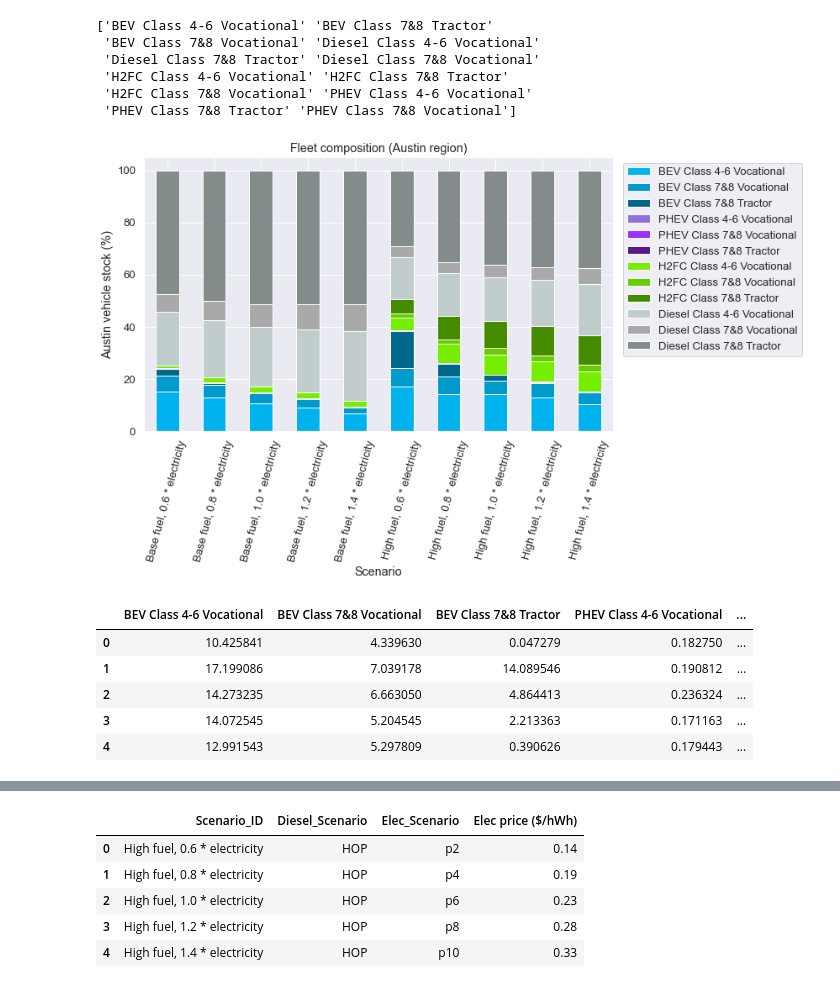
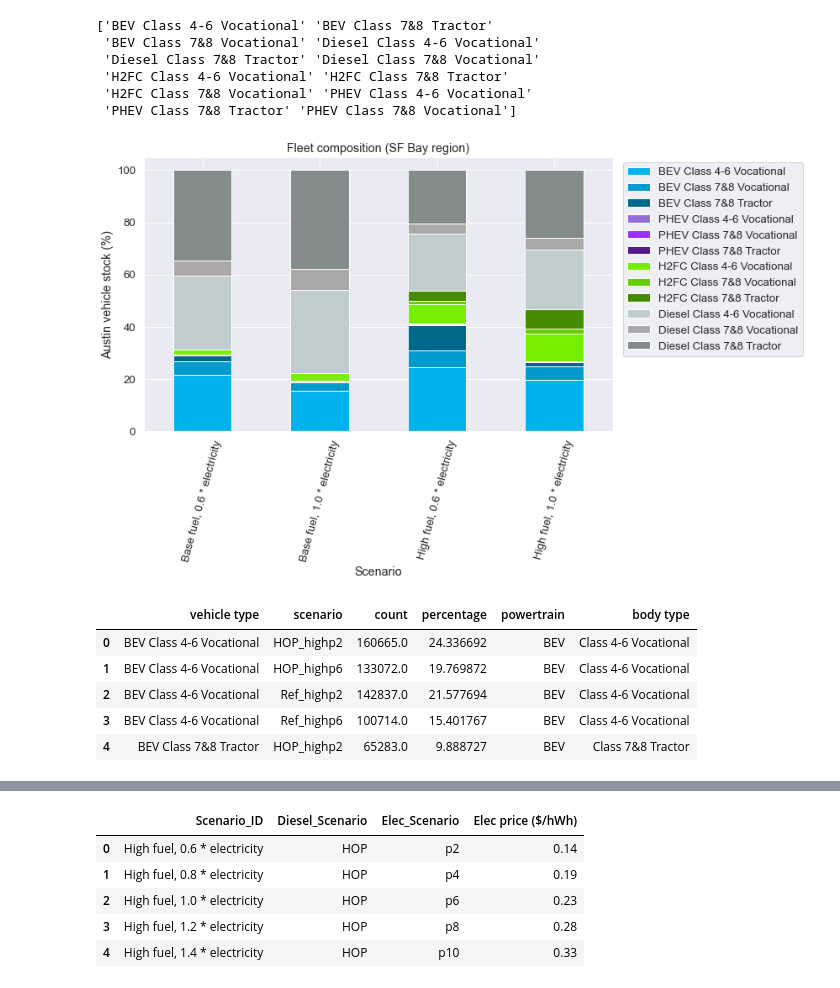
Before and after one commit to LBNL-UCB-STI/SynthFirm, a Jupyter notebook: scenario_analysis/fleet_generation/visualize_veh_tech_SA.ipynb, the cells around one changed output, grey strips where cells are left out. Drawn from its saved outputs; the diff is of its cells as text; code cells hidden in the pictures.

Commit message:
updated result visualization for scenario runs

```diff
--- a/scenario_analysis/fleet_generation/visualize_veh_tech_SA.ipynb
+++ b/scenario_analysis/fleet_generation/visualize_veh_tech_SA.ipynb
@@ -196,44 +187,63 @@ combined_fleet_to_plot = combined_fleet_to_plot[['scenario',
                                                  'H2FC Class 7&8 Tractor',
                                                  'Diesel Class 4-6 Vocational',
                                                  'Diesel Class 7&8 Vocational',
                                                  'Diesel Class 7&8 Tractor']]
 colors = ["#00b2ee", "#009acd", "#00688b", # the blues
           "#9370DB", "#9B30FF", "#551A8B", # the purples
           "#76ee00", "#66cd00", "#458b00", # the greens
           "#c1cdcd", "#a9a9a9", "#838b8b"] # the greys
 
 combined_fleet_to_plot = pd.merge(combined_fleet_to_plot,
                                   scenario_definition_short,
                                   on = 'scenario',
                                   how = 'left')
 combined_fleet_to_plot = \
 combined_fleet_to_plot.sort_values(by = 'Elec price ($/hWh)')
 
 combined_fleet_to_plot = \
     combined_fleet_to_plot.sort_values(by = 'Diesel_Scenario', ascending = False)
 
 combined_fleet_to_plot = \
 combined_fleet_to_plot.drop(columns = ['Diesel_Scenario', 'scenario', 'Elec price ($/hWh)'])
 
 
 combined_fleet_to_plot.plot.bar(x= 'Scenario_ID',
                                 stacked=True, color = colors, figsize = (10, 6))
 plt.xticks(rotation = 75)
 plt.legend(bbox_to_anchor=(1.01, 1), loc='upper left')
 plt.ylabel('Austin vehicle stock (%)')
 plt.xlabel('Scenario')
-plt.title('Fleet composition (Austin region)')
-plt.savefig('outputs_aus_fleet/fleet_composition_austin_SA.png', dpi = 300, bbox_inches = 'tight')
+plt.title('Fleet composition (SF Bay region)')
+plt.savefig('plots_SF/fleet_composition_SF_SA.png', dpi = 300, bbox_inches = 'tight')
 # %% [output]
-[figure, old version]
+[figure, new version]
 # %%
-combined_fleet_to_plot.head(5)
+body_type_lookup = {
+    'Diesel Class 4-6 Vocational': 'Class 4-6 Vocational',
+    'BEV Class 4-6 Vocational': 'Class 4-6 Vocational',
+    'H2FC Class 4-6 Vocational': 'Class 4-6 Vocational',
+    'PHEV Class 4-6 Vocational': 'Class 4-6 Vocational',
+    'Gasoline Class 4-6 Vocational': 'Class 4-6 Vocational',
+    'Diesel Class 7&8 Tractor': 'Class 7&8 Tractor',
+    'BEV Class 7&8 Tractor': 'Class 7&8 Tractor',
+    'H2FC Class 7&8 Tractor': 'Class 7&8 Tractor',
+    'PHEV Class 7&8 Tractor': 'Class 7&8 Tractor',
+    'Diesel Class 7&8 Vocational': 'Class 7&8 Vocational',
+    'BEV Class 7&8 Vocational': 'Class 7&8 Vocational',
+    'H2FC Class 7&8 Vocational': 'Class 7&8 Vocational',
+    'PHEV Class 7&8 Vocational': 'Class 7&8 Vocational'
+}
+out_fleet_mix_agg.loc[:, 'powertrain'] = \
+out_fleet_mix_agg.loc[:, 'vehicle type'].str.split(' ').str[0]
+out_fleet_mix_agg.loc[:, 'body type'] = \
+out_fleet_mix_agg.loc[:, 'vehicle type'].map(body_type_lookup)
+out_fleet_mix_agg.head(5)
 # %% [output]
-|  | BEV Class 4-6 Vocational | BEV Class 7&8 Vocational | BEV Class 7&8 Tractor | PHEV Class 4-6 Vocational | ... |
-| 0 | 10.425841 | 4.339630 | 0.047279 | 0.182750 | ... |
-| 1 | 17.199086 | 7.039178 | 14.089546 | 0.190812 | ... |
-| 2 | 14.273235 | 6.663050 | 4.864413 | 0.236324 | ... |
-| 3 | 14.072545 | 5.204545 | 2.213363 | 0.171163 | ... |
-| 4 | 12.991543 | 5.297809 | 0.390626 | 0.179443 | ... |
+|  | vehicle type | scenario | count | percentage | powertrain | body type |
+| 0 | BEV Class 4-6 Vocational | HOP_highp2 | 160665.0 | 24.336692 | BEV | Class 4-6 Vocational |
+| 1 | BEV Class 4-6 Vocational | HOP_highp6 | 133072.0 | 19.769872 | BEV | Class 4-6 Vocational |
+| 2 | BEV Class 4-6 Vocational | Ref_highp2 | 142837.0 | 21.577694 | BEV | Class 4-6 Vocational |
+| 3 | BEV Class 4-6 Vocational | Ref_highp6 | 100714.0 | 15.401767 | BEV | Class 4-6 Vocational |
+| 4 | BEV Class 7&8 Tractor | HOP_highp2 | 65283.0 | 9.888727 | BEV | Class 7&8 Tractor |
 # %%
 #fleet mix plot by vehicle class
```
Also changed, not shown: parts of 5 cells of this notebook, 2 other files.
